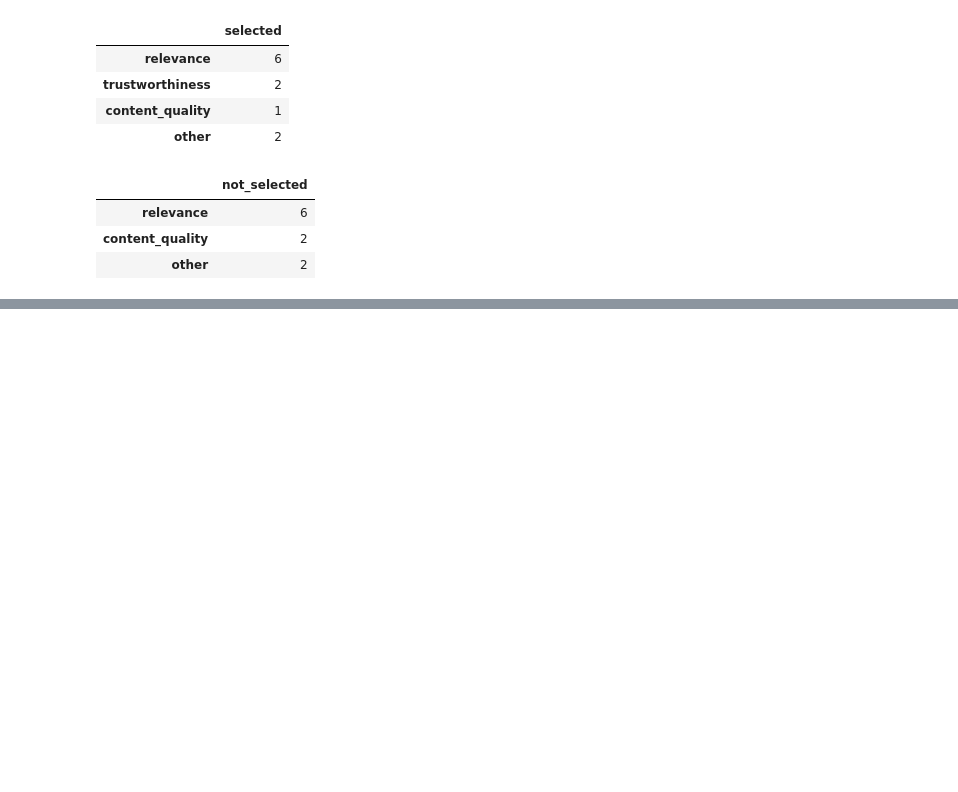
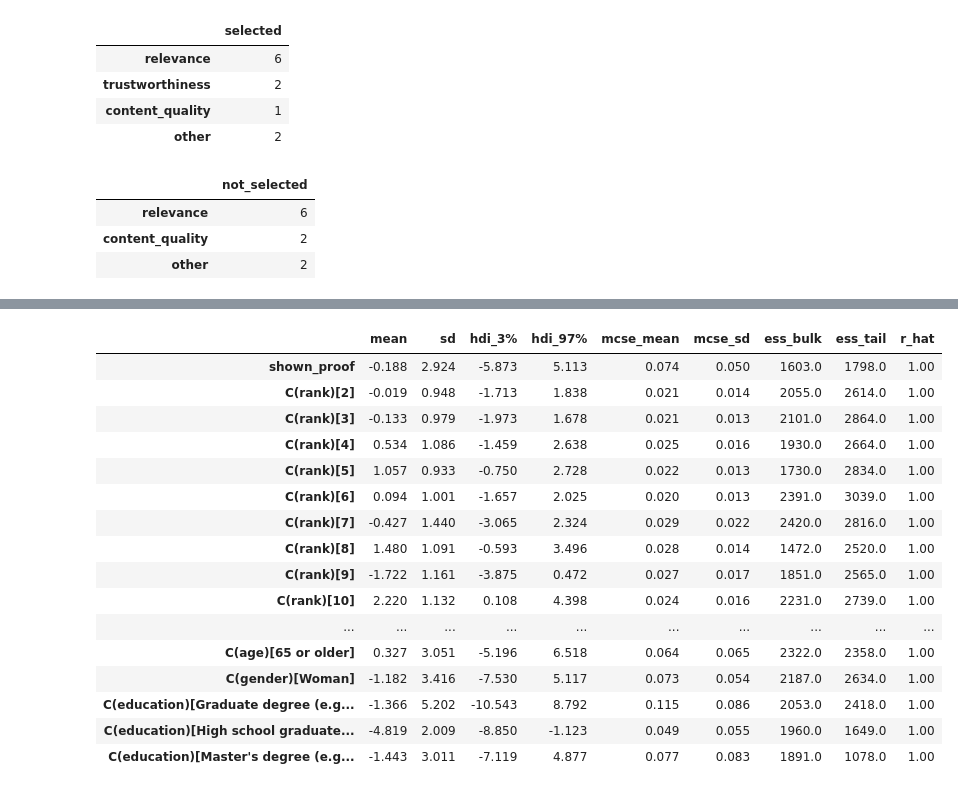
Before and after one commit to scuba-illinois/feed-ranking-experiment, a Jupyter notebook: analysis/pilot-responses.ipynb, the cells around one changed output, grey strips where cells are left out. Saved outputs shown, nothing was run; the diff lists cells and outputs as text; code cells hidden in the pictures; blank space fills up the shorter version.

```diff
--- a/analysis/pilot-responses.ipynb
+++ b/analysis/pilot-responses.ipynb
@@ -852,0 +1229,20 @@ display(reasons_df["not_selected"])
+# %%
+perception = "relevance"  # Change this to 'manipulation' or 'quality' as needed
+
+rating_model = bmb.Model(
+    f"{perception} ~ shown_proof * C(rank) "
+    "+ shown_proof:num_upvotes_1000 + shown_proof:num_comments_1000 "
+    "+ selected "
+    "+ C(age) + C(gender) + C(education) "
+    "+ (1 | participant) + (1 | snapshot) + (1 | post) "
+    "+ (1 | subreddit) + (1 | content_type)",
+    data=ratings_data,
+    family="cumulative",
+)
+
+rating_results = rating_model.fit(
+    draws=1_000,
+    tune=1_000,
+    chains=4,
+    target_accept=0.95,
+)
@@ -852,0 +1256,20 @@ display(reasons_df["not_selected"])
+# %%
+az.summary(rating_results).head(30)
+# %% [output]
+|  | mean | sd | hdi_3% | hdi_97% | mcse_mean | mcse_sd | ess_bulk | ess_tail | r_hat |
+| shown_proof | -0.188 | 2.924 | -5.873 | 5.113 | 0.074 | 0.050 | 1603.0 | 1798.0 | 1.00 |
+| C(rank)[2] | -0.019 | 0.948 | -1.713 | 1.838 | 0.021 | 0.014 | 2055.0 | 2614.0 | 1.00 |
+| C(rank)[3] | -0.133 | 0.979 | -1.973 | 1.678 | 0.021 | 0.013 | 2101.0 | 2864.0 | 1.00 |
+| C(rank)[4] | 0.534 | 1.086 | -1.459 | 2.638 | 0.025 | 0.016 | 1930.0 | 2664.0 | 1.00 |
+| C(rank)[5] | 1.057 | 0.933 | -0.750 | 2.728 | 0.022 | 0.013 | 1730.0 | 2834.0 | 1.00 |
+| C(rank)[6] | 0.094 | 1.001 | -1.657 | 2.025 | 0.020 | 0.013 | 2391.0 | 3039.0 | 1.00 |
+| C(rank)[7] | -0.427 | 1.440 | -3.065 | 2.324 | 0.029 | 0.022 | 2420.0 | 2816.0 | 1.00 |
+| C(rank)[8] | 1.480 | 1.091 | -0.593 | 3.496 | 0.028 | 0.014 | 1472.0 | 2520.0 | 1.00 |
+| C(rank)[9] | -1.722 | 1.161 | -3.875 | 0.472 | 0.027 | 0.017 | 1851.0 | 2565.0 | 1.00 |
+| C(rank)[10] | 2.220 | 1.132 | 0.108 | 4.398 | 0.024 | 0.016 | 2231.0 | 2739.0 | 1.00 |
+| ... | ... | ... | ... | ... | ... | ... | ... | ... | ... |
+| C(age)[65 or older] | 0.327 | 3.051 | -5.196 | 6.518 | 0.064 | 0.065 | 2322.0 | 2358.0 | 1.00 |
+| C(gender)[Woman] | -1.182 | 3.416 | -7.530 | 5.117 | 0.073 | 0.054 | 2187.0 | 2634.0 | 1.00 |
+| C(education)[Graduate degree (e.g... | -1.366 | 5.202 | -10.543 | 8.792 | 0.115 | 0.086 | 2053.0 | 2418.0 | 1.00 |
+| C(education)[High school graduate... | -4.819 | 2.009 | -8.850 | -1.123 | 0.049 | 0.055 | 1960.0 | 1649.0 | 1.00 |
+| C(education)[Master's degree (e.g... | -1.443 | 3.011 | -7.119 | 4.877 | 0.077 | 0.083 | 1891.0 | 1078.0 | 1.00 |
```
Also changed, not shown: parts of 29 cells of this notebook.
